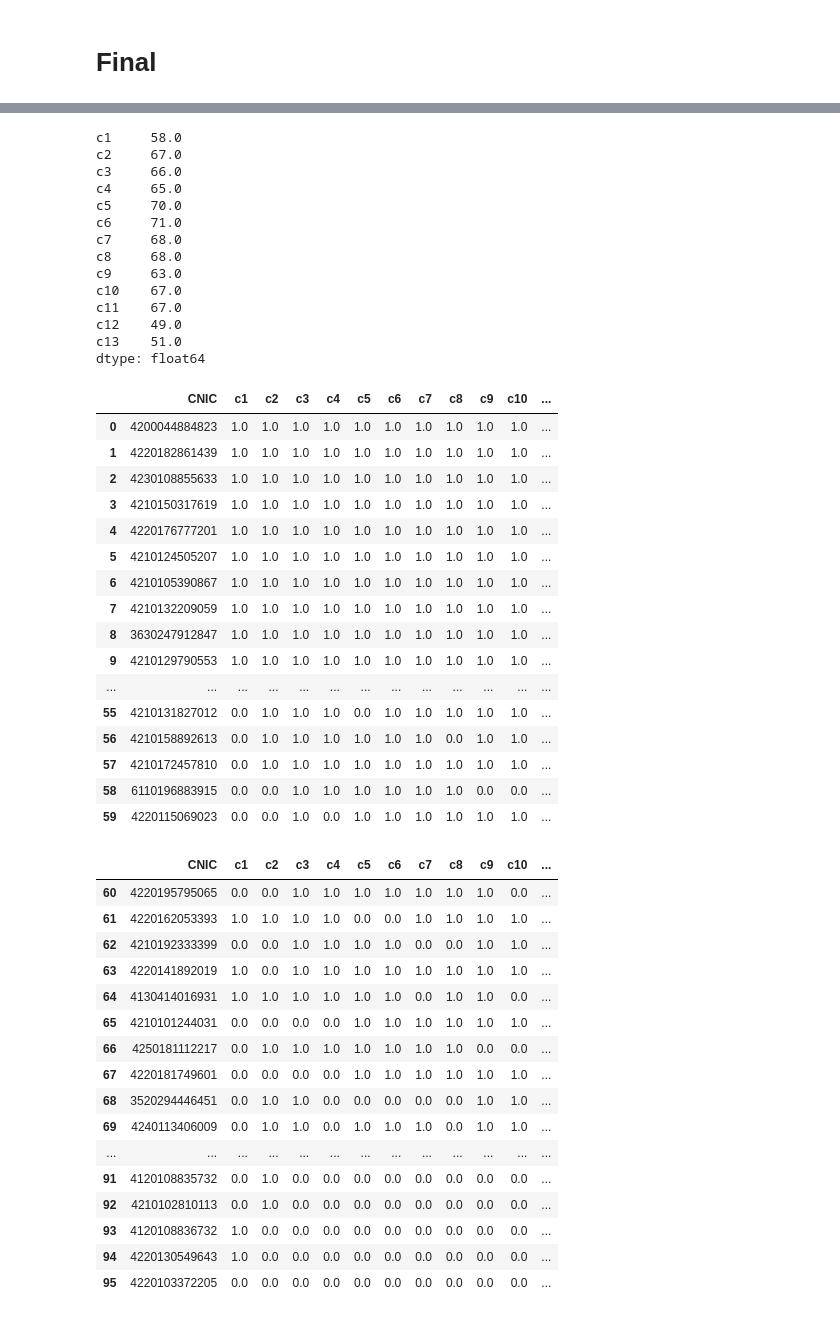
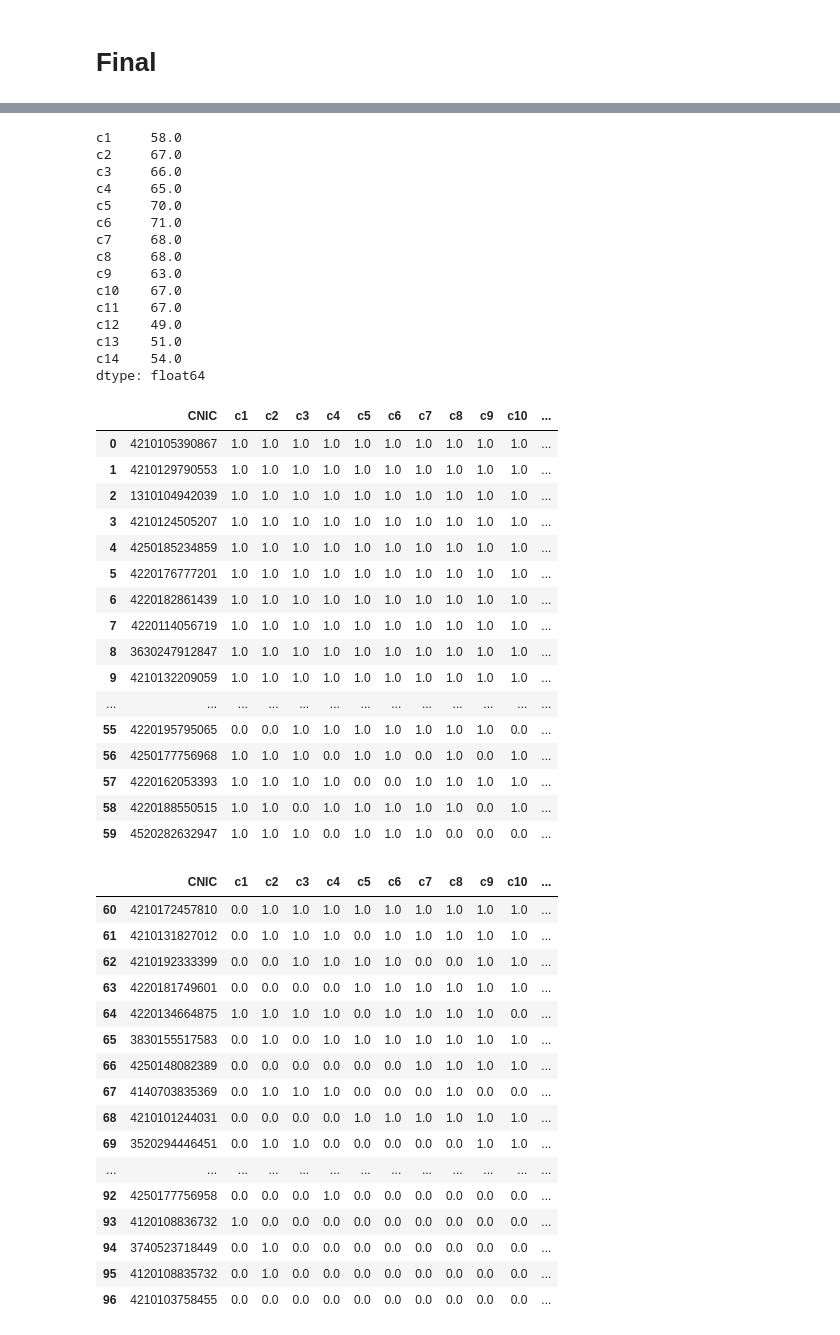
Before and after one commit to EnggQasim/NED-batch4-Python, a Jupyter notebook: attendance.ipynb, the cells around one changed output, grey strips where cells are left out. Cells and saved outputs as stored; diff of their text form; code cells hidden in the pictures.

```diff
--- a/attendance.ipynb
+++ b/attendance.ipynb
@@ -2688,6 +2854,8 @@ df11, on="CNIC", how='outer'
 df12, on="CNIC", how='outer'
 ).fillna(0).merge(
 df13, on="CNIC", how='outer'
+).fillna(0).merge(
+df14, on="CNIC", how='outer'
 ).fillna(0)
 
 
@@ -2704,48 +2872,49 @@ display(df.iloc[60:,:])
 c1     58.0
 c2     67.0
 c3     66.0
 c4     65.0
 c5     70.0
 c6     71.0
 c7     68.0
 c8     68.0
 c9     63.0
 c10    67.0
 c11    67.0
 c12    49.0
 c13    51.0
+c14    54.0
 dtype: float64
 |  | CNIC | c1 | c2 | c3 | c4 | c5 | c6 | c7 | c8 | c9 | c10 | ... |
-| 0 | 4200044884823 | 1.0 | 1.0 | 1.0 | 1.0 | 1.0 | 1.0 | 1.0 | 1.0 | 1.0 | 1.0 | ... |
-| 1 | 4220182861439 | 1.0 | 1.0 | 1.0 | 1.0 | 1.0 | 1.0 | 1.0 | 1.0 | 1.0 | 1.0 | ... |
-| 2 | 4230108855633 | 1.0 | 1.0 | 1.0 | 1.0 | 1.0 | 1.0 | 1.0 | 1.0 | 1.0 | 1.0 | ... |
-| 3 | 4210150317619 | 1.0 | 1.0 | 1.0 | 1.0 | 1.0 | 1.0 | 1.0 | 1.0 | 1.0 | 1.0 | ... |
-| 4 | 4220176777201 | 1.0 | 1.0 | 1.0 | 1.0 | 1.0 | 1.0 | 1.0 | 1.0 | 1.0 | 1.0 | ... |
-| 5 | 4210124505207 | 1.0 | 1.0 | 1.0 | 1.0 | 1.0 | 1.0 | 1.0 | 1.0 | 1.0 | 1.0 | ... |
-| 6 | 4210105390867 | 1.0 | 1.0 | 1.0 | 1.0 | 1.0 | 1.0 | 1.0 | 1.0 | 1.0 | 1.0 | ... |
-| 7 | 4210132209059 | 1.0 | 1.0 | 1.0 | 1.0 | 1.0 | 1.0 | 1.0 | 1.0 | 1.0 | 1.0 | ... |
+| 0 | 4210105390867 | 1.0 | 1.0 | 1.0 | 1.0 | 1.0 | 1.0 | 1.0 | 1.0 | 1.0 | 1.0 | ... |
+| 1 | 4210129790553 | 1.0 | 1.0 | 1.0 | 1.0 | 1.0 | 1.0 | 1.0 | 1.0 | 1.0 | 1.0 | ... |
+| 2 | 1310104942039 | 1.0 | 1.0 | 1.0 | 1.0 | 1.0 | 1.0 | 1.0 | 1.0 | 1.0 | 1.0 | ... |
+| 3 | 4210124505207 | 1.0 | 1.0 | 1.0 | 1.0 | 1.0 | 1.0 | 1.0 | 1.0 | 1.0 | 1.0 | ... |
+| 4 | 4250185234859 | 1.0 | 1.0 | 1.0 | 1.0 | 1.0 | 1.0 | 1.0 | 1.0 | 1.0 | 1.0 | ... |
+| 5 | 4220176777201 | 1.0 | 1.0 | 1.0 | 1.0 | 1.0 | 1.0 | 1.0 | 1.0 | 1.0 | 1.0 | ... |
+| 6 | 4220182861439 | 1.0 | 1.0 | 1.0 | 1.0 | 1.0 | 1.0 | 1.0 | 1.0 | 1.0 | 1.0 | ... |
+| 7 | 4220114056719 | 1.0 | 1.0 | 1.0 | 1.0 | 1.0 | 1.0 | 1.0 | 1.0 | 1.0 | 1.0 | ... |
 | 8 | 3630247912847 | 1.0 | 1.0 | 1.0 | 1.0 | 1.0 | 1.0 | 1.0 | 1.0 | 1.0 | 1.0 | ... |
-| 9 | 4210129790553 | 1.0 | 1.0 | 1.0 | 1.0 | 1.0 | 1.0 | 1.0 | 1.0 | 1.0 | 1.0 | ... |
+| 9 | 4210132209059 | 1.0 | 1.0 | 1.0 | 1.0 | 1.0 | 1.0 | 1.0 | 1.0 | 1.0 | 1.0 | ... |
 | ... | ... | ... | ... | ... | ... | ... | ... | ... | ... | ... | ... | ... |
-| 55 | 4210131827012 | 0.0 | 1.0 | 1.0 | 1.0 | 0.0 | 1.0 | 1.0 | 1.0 | 1.0 | 1.0 | ... |
-| 56 | 4210158892613 | 0.0 | 1.0 | 1.0 | 1.0 | 1.0 | 1.0 | 1.0 | 0.0 | 1.0 | 1.0 | ... |
-| 57 | 4210172457810 | 0.0 | 1.0 | 1.0 | 1.0 | 1.0 | 1.0 | 1.0 | 1.0 | 1.0 | 1.0 | ... |
-| 58 | 6110196883915 | 0.0 | 0.0 | 1.0 | 1.0 | 1.0 | 1.0 | 1.0 | 1.0 | 0.0 | 0.0 | ... |
-| 59 | 4220115069023 | 0.0 | 0.0 | 1.0 | 0.0 | 1.0 | 1.0 | 1.0 | 1.0 | 1.0 | 1.0 | ... |
+| 55 | 4220195795065 | 0.0 | 0.0 | 1.0 | 1.0 | 1.0 | 1.0 | 1.0 | 1.0 | 1.0 | 0.0 | ... |
+| 56 | 4250177756968 | 1.0 | 1.0 | 1.0 | 0.0 | 1.0 | 1.0 | 0.0 | 1.0 | 0.0 | 1.0 | ... |
+| 57 | 4220162053393 | 1.0 | 1.0 | 1.0 | 1.0 | 0.0 | 0.0 | 1.0 | 1.0 | 1.0 | 1.0 | ... |
+| 58 | 4220188550515 | 1.0 | 1.0 | 0.0 | 1.0 | 1.0 | 1.0 | 1.0 | 1.0 | 0.0 | 1.0 | ... |
+| 59 | 4520282632947 | 1.0 | 1.0 | 1.0 | 0.0 | 1.0 | 1.0 | 1.0 | 0.0 | 0.0 | 0.0 | ... |
 |  | CNIC | c1 | c2 | c3 | c4 | c5 | c6 | c7 | c8 | c9 | c10 | ... |
-| 60 | 4220195795065 | 0.0 | 0.0 | 1.0 | 1.0 | 1.0 | 1.0 | 1.0 | 1.0 | 1.0 | 0.0 | ... |
-| 61 | 4220162053393 | 1.0 | 1.0 | 1.0 | 1.0 | 0.0 | 0.0 | 1.0 | 1.0 | 1.0 | 1.0 | ... |
+| 60 | 4210172457810 | 0.0 | 1.0 | 1.0 | 1.0 | 1.0 | 1.0 | 1.0 | 1.0 | 1.0 | 1.0 | ... |
+| 61 | 4210131827012 | 0.0 | 1.0 | 1.0 | 1.0 | 0.0 | 1.0 | 1.0 | 1.0 | 1.0 | 1.0 | ... |
 | 62 | 4210192333399 | 0.0 | 0.0 | 1.0 | 1.0 | 1.0 | 1.0 | 0.0 | 0.0 | 1.0 | 1.0 | ... |
-| 63 | 4220141892019 | 1.0 | 0.0 | 1.0 | 1.0 | 1.0 | 1.0 | 1.0 | 1.0 | 1.0 | 1.0 | ... |
-| 64 | 4130414016931 | 1.0 | 1.0 | 1.0 | 1.0 | 1.0 | 1.0 | 0.0 | 1.0 | 1.0 | 0.0 | ... |
-| 65 | 4210101244031 | 0.0 | 0.0 | 0.0 | 0.0 | 1.0 | 1.0 | 1.0 | 1.0 | 1.0 | 1.0 | ... |
-| 66 | 4250181112217 | 0.0 | 1.0 | 1.0 | 1.0 | 1.0 | 1.0 | 1.0 | 1.0 | 0.0 | 0.0 | ... |
-| 67 | 4220181749601 | 0.0 | 0.0 | 0.0 | 0.0 | 1.0 | 1.0 | 1.0 | 1.0 | 1.0 | 1.0 | ... |
-| 68 | 3520294446451 | 0.0 | 1.0 | 1.0 | 0.0 | 0.0 | 0.0 | 0.0 | 0.0 | 1.0 | 1.0 | ... |
-| 69 | 4240113406009 | 0.0 | 1.0 | 1.0 | 0.0 | 1.0 | 1.0 | 1.0 | 0.0 | 1.0 | 1.0 | ... |
+| 63 | 4220181749601 | 0.0 | 0.0 | 0.0 | 0.0 | 1.0 | 1.0 | 1.0 | 1.0 | 1.0 | 1.0 | ... |
+| 64 | 4220134664875 | 1.0 | 1.0 | 1.0 | 1.0 | 0.0 | 1.0 | 1.0 | 1.0 | 1.0 | 0.0 | ... |
+| 65 | 3830155517583 | 0.0 | 1.0 | 0.0 | 1.0 | 1.0 | 1.0 | 1.0 | 1.0 | 1.0 | 1.0 | ... |
+| 66 | 4250148082389 | 0.0 | 0.0 | 0.0 | 0.0 | 0.0 | 0.0 | 1.0 | 1.0 | 1.0 | 1.0 | ... |
+| 67 | 4140703835369 | 0.0 | 1.0 | 1.0 | 1.0 | 0.0 | 0.0 | 0.0 | 1.0 | 0.0 | 0.0 | ... |
+| 68 | 4210101244031 | 0.0 | 0.0 | 0.0 | 0.0 | 1.0 | 1.0 | 1.0 | 1.0 | 1.0 | 1.0 | ... |
+| 69 | 3520294446451 | 0.0 | 1.0 | 1.0 | 0.0 | 0.0 | 0.0 | 0.0 | 0.0 | 1.0 | 1.0 | ... |
 | ... | ... | ... | ... | ... | ... | ... | ... | ... | ... | ... | ... | ... |
-| 91 | 4120108835732 | 0.0 | 1.0 | 0.0 | 0.0 | 0.0 | 0.0 | 0.0 | 0.0 | 0.0 | 0.0 | ... |
-| 92 | 4210102810113 | 0.0 | 1.0 | 0.0 | 0.0 | 0.0 | 0.0 | 0.0 | 0.0 | 0.0 | 0.0 | ... |
+| 92 | 4250177756958 | 0.0 | 0.0 | 0.0 | 1.0 | 0.0 | 0.0 | 0.0 | 0.0 | 0.0 | 0.0 | ... |
 | 93 | 4120108836732 | 1.0 | 0.0 | 0.0 | 0.0 | 0.0 | 0.0 | 0.0 | 0.0 | 0.0 | 0.0 | ... |
-| 94 | 4220130549643 | 1.0 | 0.0 | 0.0 | 0.0 | 0.0 | 0.0 | 0.0 | 0.0 | 0.0 | 0.0 | ... |
-| 95 | 4220103372205 | 0.0 | 0.0 | 0.0 | 0.0 | 0.0 | 0.0 | 0.0 | 0.0 | 0.0 | 0.0 | ... |
+| 94 | 3740523718449 | 0.0 | 1.0 | 0.0 | 0.0 | 0.0 | 0.0 | 0.0 | 0.0 | 0.0 | 0.0 | ... |
+| 95 | 4120108835732 | 0.0 | 1.0 | 0.0 | 0.0 | 0.0 | 0.0 | 0.0 | 0.0 | 0.0 | 0.0 | ... |
+| 96 | 4210103758455 | 0.0 | 0.0 | 0.0 | 0.0 | 0.0 | 0.0 | 0.0 | 0.0 | 0.0 | 0.0 | ... |
```
Also changed, not shown: parts of 15 cells of this notebook, 1 other file.
